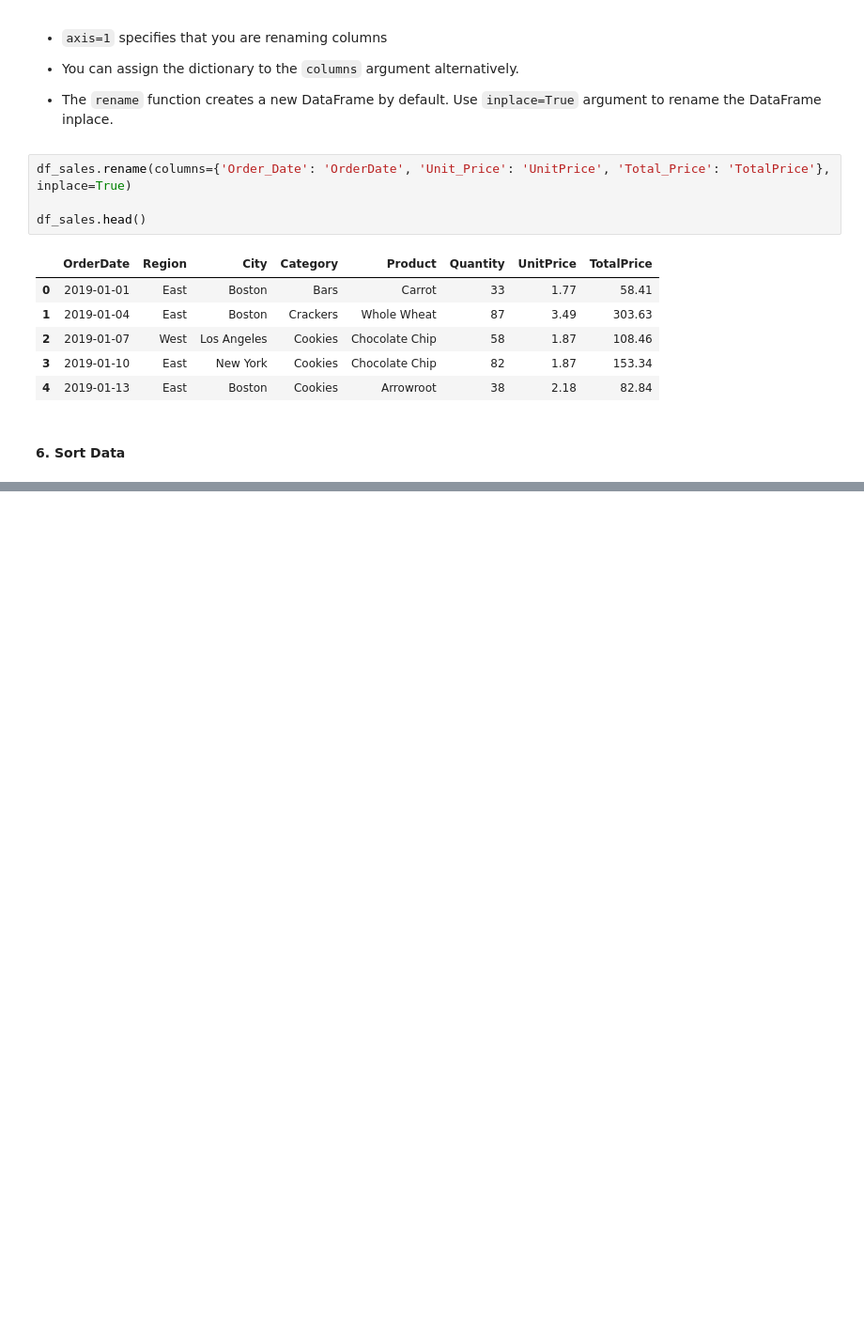
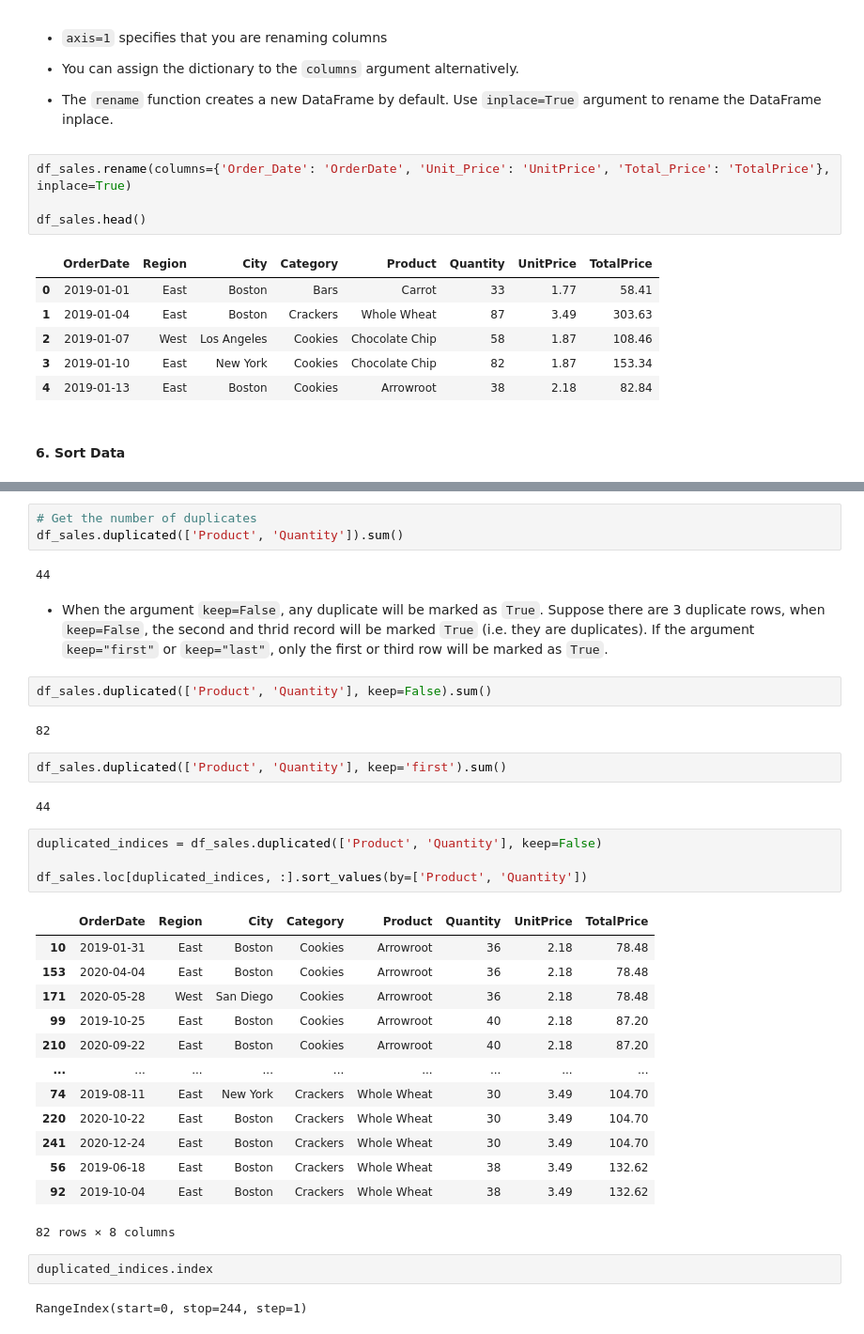
Before and after one commit to hakngrow/pandas, a Jupyter notebook: essential_operations.ipynb, the cells around one changed output, grey strips where cells are left out. Shown at 94% size. Saved outputs shown, nothing was run; the diff lists cells and outputs as text; blank space fills up the shorter version.

```diff
--- a/essential_operations.ipynb
+++ b/essential_operations.ipynb
@@ -184,0 +236,37 @@ df_sales.head()
+# %%
+# Get the number of duplicates
+df_sales.duplicated(['Product', 'Quantity']).sum()
+# %% [output]
+44
+# %% [markdown]
+- When the argument `keep=False`, any duplicate will be marked as `True`. Suppose there are 3 duplicate rows, when `keep=False`, the second and thrid record will be marked `True` (i.e. they are duplicates).  If the argument `keep="first"` or `keep="last"`, only the first or third row will be marked as `True`.
+# %%
+df_sales.duplicated(['Product', 'Quantity'], keep=False).sum()
+# %% [output]
+82
+# %%
+df_sales.duplicated(['Product', 'Quantity'], keep='first').sum()
+# %% [output]
+44
+# %%
+duplicated_indices = df_sales.duplicated(['Product', 'Quantity'], keep=False)
+
+df_sales.loc[duplicated_indices, :].sort_values(by=['Product', 'Quantity'])
+# %% [output]
+|  | OrderDate | Region | City | Category | Product | Quantity | UnitPrice | TotalPrice |
+| 10 | 2019-01-31 | East | Boston | Cookies | Arrowroot | 36 | 2.18 | 78.48 |
+| 153 | 2020-04-04 | East | Boston | Cookies | Arrowroot | 36 | 2.18 | 78.48 |
+| 171 | 2020-05-28 | West | San Diego | Cookies | Arrowroot | 36 | 2.18 | 78.48 |
+| 99 | 2019-10-25 | East | Boston | Cookies | Arrowroot | 40 | 2.18 | 87.20 |
+| 210 | 2020-09-22 | East | Boston | Cookies | Arrowroot | 40 | 2.18 | 87.20 |
+| ... | ... | ... | ... | ... | ... | ... | ... | ... |
+| 74 | 2019-08-11 | East | New York | Crackers | Whole Wheat | 30 | 3.49 | 104.70 |
+| 220 | 2020-10-22 | East | Boston | Crackers | Whole Wheat | 30 | 3.49 | 104.70 |
+| 241 | 2020-12-24 | East | Boston | Crackers | Whole Wheat | 30 | 3.49 | 104.70 |
+| 56 | 2019-06-18 | East | Boston | Crackers | Whole Wheat | 38 | 3.49 | 132.62 |
+| 92 | 2019-10-04 | East | Boston | Crackers | Whole Wheat | 38 | 3.49 | 132.62 |
+82 rows × 8 columns
+# %%
+duplicated_indices.index
+# %% [output]
+RangeIndex(start=0, stop=244, step=1)
```
Also changed, not shown: parts of 5 cells of this notebook.
